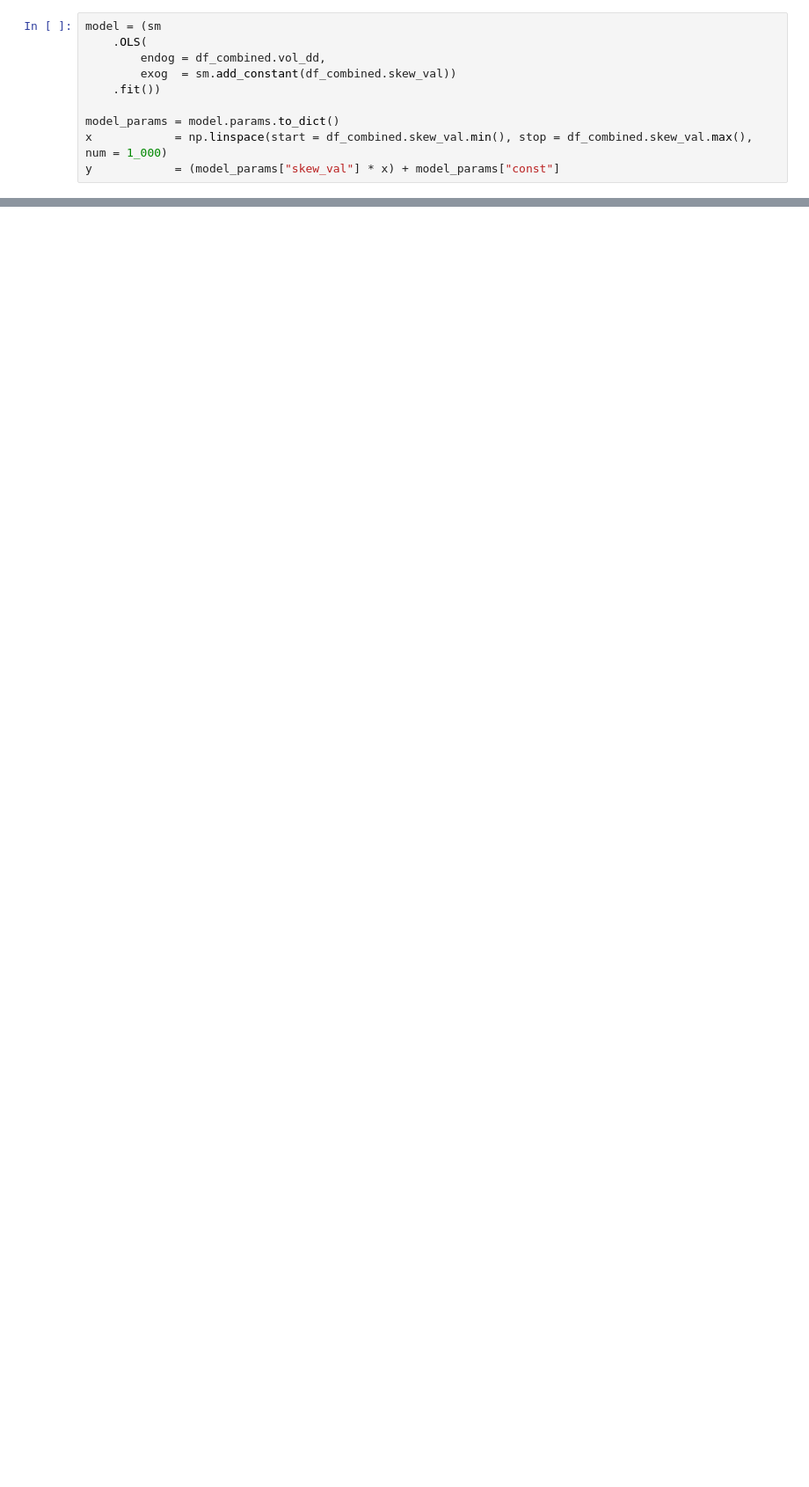
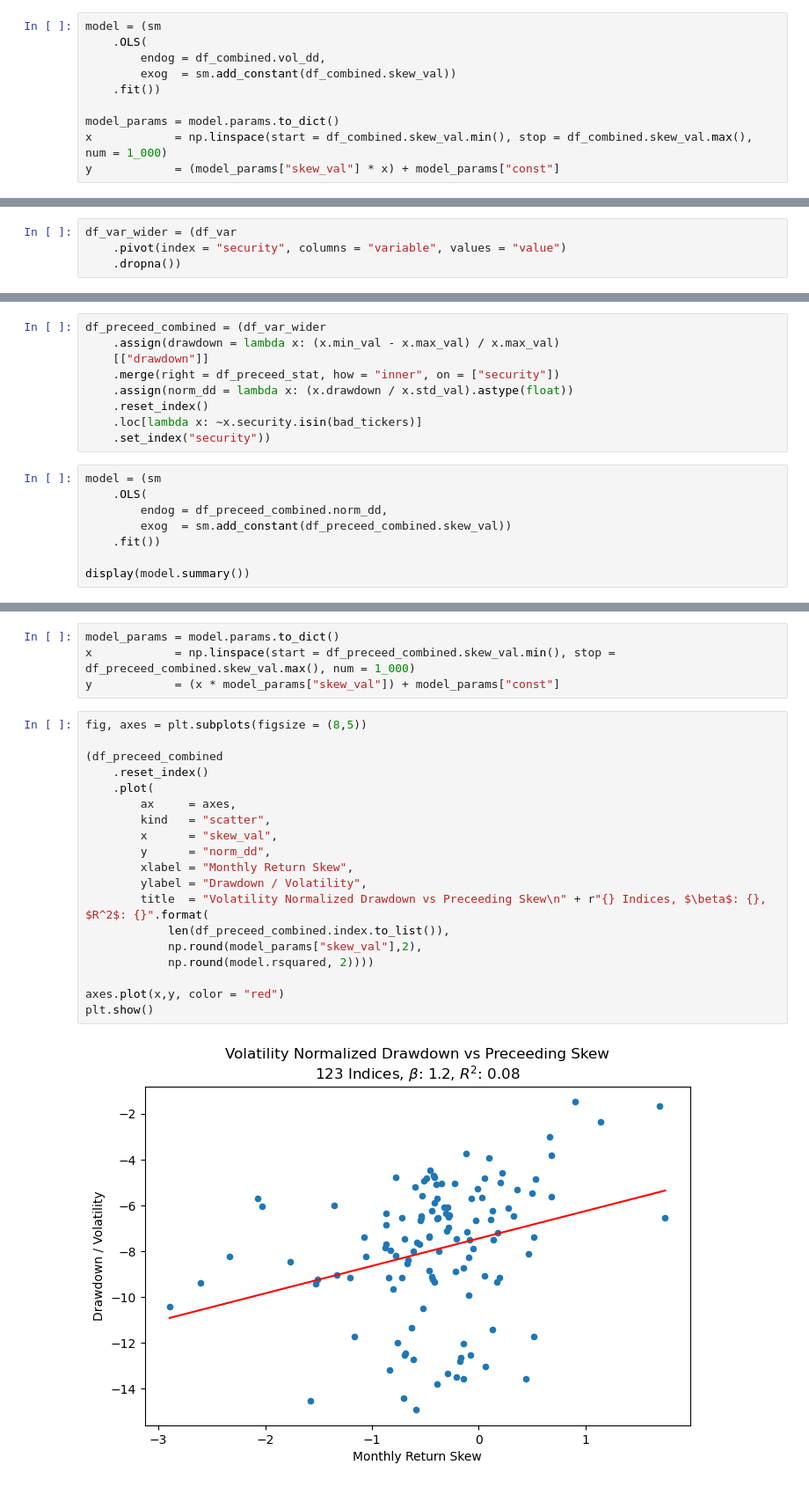
Before and after one commit to diegodalvarez/TrendSystem, a Jupyter notebook: Research/Blogs/AlphaQuestCTASeries.ipynb, the cells around one changed output, grey strips where cells are left out. Shown at 88% size. Saved outputs shown, nothing was run; the diff lists cells and outputs as text; blank space fills up the shorter version.

```diff
--- a/Research/Blogs/AlphaQuestCTASeries.ipynb
+++ b/Research/Blogs/AlphaQuestCTASeries.ipynb
@@ -909,0 +980,4 @@ plt.show()
+# %%
+df_var_wider = (df_var
+    .pivot(index = "security", columns = "variable", values = "value")
+    .dropna())
@@ -909,0 +997,17 @@ plt.show()
+# %%
+df_preceed_combined = (df_var_wider
+    .assign(drawdown = lambda x: (x.min_val - x.max_val) / x.max_val)
+    [["drawdown"]]
+    .merge(right = df_preceed_stat, how = "inner", on = ["security"])
+    .assign(norm_dd = lambda x: (x.drawdown / x.std_val).astype(float))
+    .reset_index()
+    .loc[lambda x: ~x.security.isin(bad_tickers)]
+    .set_index("security"))
+# %%
+model = (sm
+    .OLS(
+        endog = df_preceed_combined.norm_dd,
+        exog  = sm.add_constant(df_preceed_combined.skew_val))
+    .fit())
+
+display(model.summary())
@@ -909,0 +1034,25 @@ plt.show()
+# %%
+model_params = model.params.to_dict()
+x            = np.linspace(start = df_preceed_combined.skew_val.min(), stop = df_preceed_combined.skew_val.max(), num = 1_000)
+y            = (x * model_params["skew_val"]) + model_params["const"]
+# %%
+fig, axes = plt.subplots(figsize = (8,5))
+
+(df_preceed_combined
+    .reset_index()
+    .plot(
+        ax     = axes,
+        kind   = "scatter",
+        x      = "skew_val",
+        y      = "norm_dd",
+        xlabel = "Monthly Return Skew",
+        ylabel = "Drawdown / Volatility",
+        title  = "Volatility Normalized Drawdown vs Preceeding Skew\n" + r"{} Indices, $\beta$: {}, $R^2$: {}".format(
+            len(df_preceed_combined.index.to_list()),
+            np.round(model_params["skew_val"],2),
+            np.round(model.rsquared, 2))))
+
+axes.plot(x,y, color = "red")
+plt.show()
+# %% [output]
+[figure, added]
```
Also changed, not shown: parts of 19 cells of this notebook.
